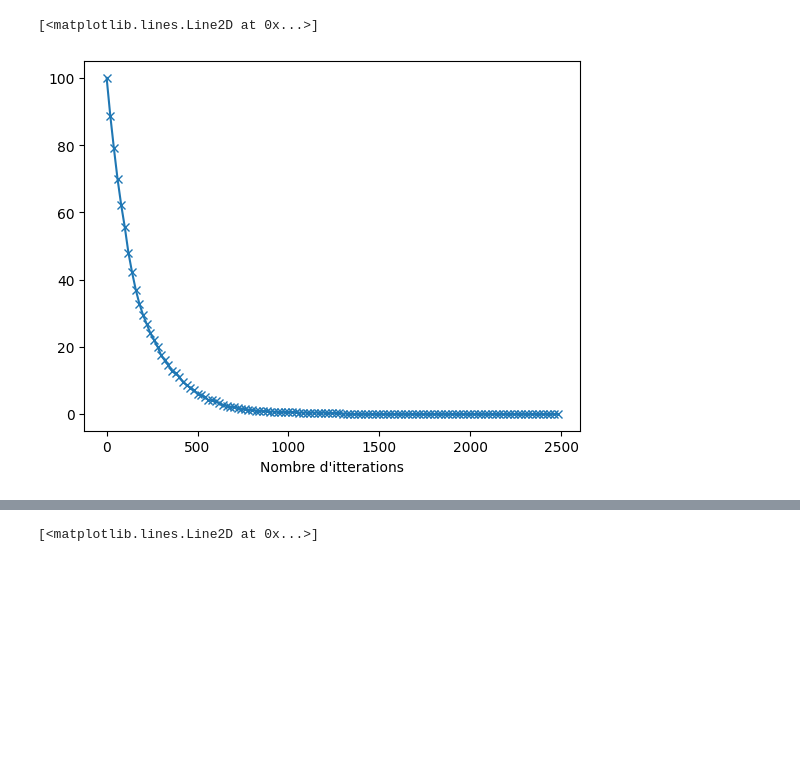
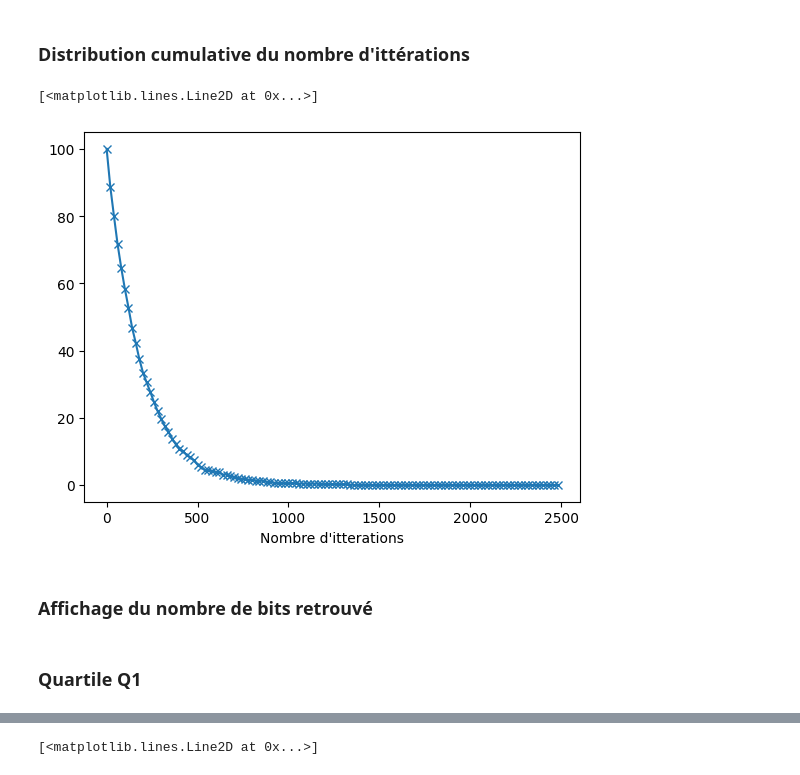
Before and after one commit to EmilienMendes/RSA-Generation-Key-Attack, a Jupyter notebook: cpa-crible-optimise/stats.ipynb, the cells around one changed output, grey strips where cells are left out. Cells and saved outputs as stored; diff of their text form; code cells hidden in the pictures; blank space fills up the shorter version.

```diff
--- a/cpa-crible-optimise/stats.ipynb
+++ b/cpa-crible-optimise/stats.ipynb
@@ -11,17 +11,0 @@ with open("stats2",'r') as fichier :
-# %%
-liste1 = [int(element.split()[0]) for element in lignes[:1000]]
-liste2 = [int(element.split()[1]) for element in lignes[:1000]]
-liste_n_bruit_0,liste_succes_bruit_0 = tri_liste(liste1,liste2)
-
-liste1 = [int(element.split()[0]) for element in lignes[1000:2000]]
-liste2 = [int(element.split()[1]) for element in lignes[1000:2000]]
-liste_n_bruit_1,liste_succes_bruit_1 = tri_liste(liste1,liste2)
-
-
-liste1 = [int(element.split()[0]) for element in lignes[2000:3000]]
-liste2 = [int(element.split()[1]) for element in lignes[2000:3000]]
-liste_n_bruit_2,liste_succes_bruit_2 = tri_liste(liste1,liste2)
-
-liste1 = [int(element.split()[0]) for element in lignes[3000:]]
-liste2= [int(element.split()[1]) for element in lignes[3000:]]
-liste_n_bruit_3,liste_succes_bruit_3 = tri_liste(liste1,liste2)
@@ -107,0 +14,12 @@ import matplotlib.pyplot as plt
+# %%
+nb_test = 1000
+# %%
+def recuperer_element_liste(nom_fichier,bruit) :
+    with open(nom_fichier,'r') as fichier :
+        lignes = fichier.readlines()
+
+    liste1 = [int(element.split()[0]) for element in lignes[bruit*nb_test:(bruit+1)*nb_test]]
+    liste2 = [int(element.split()[1]) for element in lignes[bruit*nb_test:(bruit+1)*nb_test]]
+    liste_n,liste_succes = tri_liste(liste1,liste2)
+
+    return liste_n,liste_succes
@@ -107,0 +63,7 @@ import matplotlib.pyplot as plt
+# %%
+liste_n_bruit_0,liste_succes_bruit_0 = recuperer_element_liste("stats_probabilite",0)
+liste_n_bruit_1,liste_succes_bruit_1 = recuperer_element_liste("stats_probabilite",1)
+liste_n_bruit_2,liste_succes_bruit_2 = recuperer_element_liste("stats_probabilite",2)
+liste_n_bruit_3,liste_succes_bruit_3 = recuperer_element_liste("stats_probabilite",3)
+liste_n_bruit_4,liste_succes_bruit_4 = recuperer_element_liste("stats_probabilite",4)
+liste_n_bruit_5,liste_succes_bruit_5 = recuperer_element_liste("stats_probabilite",5)
@@ -108,3 +239,5 @@ import matplotlib.pyplot as plt
+# %% [markdown]
+### Distribution cumulative du nombre d'ittérations
 # %%
 def probabilite(valeur,liste) :
     nb_valeur = 0
@@ -113,12 +246,13 @@ def probabilite(valeur,liste) :
             nb_valeur+=1
     return nb_valeur/len(liste) * 100
 # %%
-pas = 20
-x = [i*pas for i in range (int(2500/pas))]
+x = [i for i in range (0,2500,20)]
 y = [probabilite(element,liste_n_bruit_0) for element in x]
 plt.xlabel("Nombre d'itterations")
 
 plt.plot(x,y,marker="x")
 # %% [output]
 [<matplotlib.lines.Line2D at 0x...>]
-[figure, old version]
+[figure, new version]
+# %% [markdown]
+### Affichage du nombre de bits retrouvé
@@ -124,0 +283,2 @@ plt.plot(x,y,marker="x")
+# %% [markdown]
+### Quartile Q1
```
Also changed, not shown: parts of 57 cells of this notebook, 8 other files.
